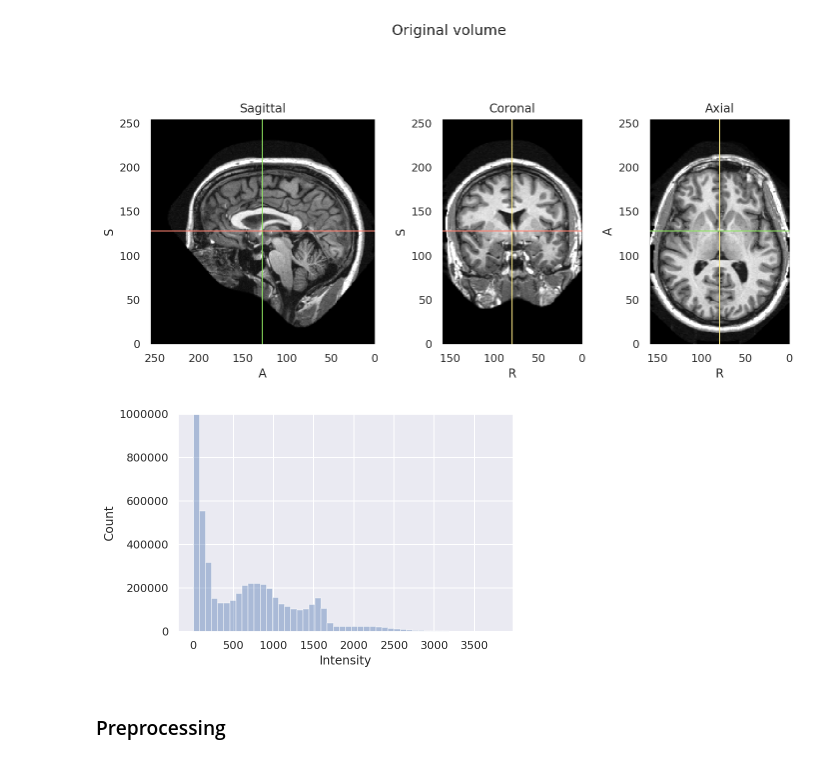
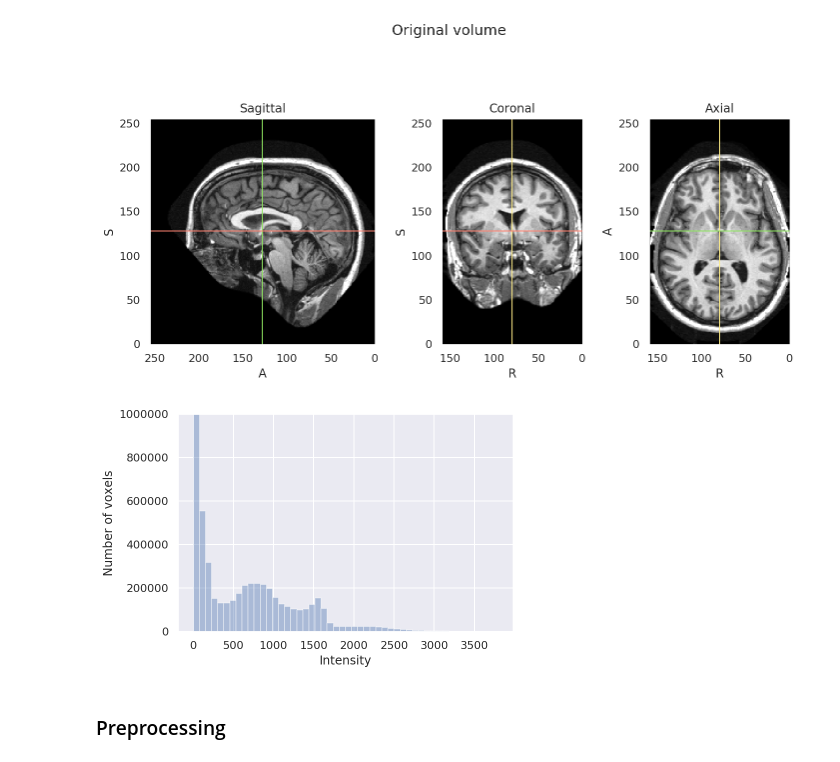
Before and after one commit to fepegar/miccai-educational-challenge-2019, a Jupyter notebook: Combining_the_power_of_PyTorch_and_NiftyNet.ipynb, the cells around one changed output. Cells and saved outputs as stored; diff of their text form; code cells hidden in the pictures.

```diff
--- a/Combining_the_power_of_PyTorch_and_NiftyNet.ipynb
+++ b/Combining_the_power_of_PyTorch_and_NiftyNet.ipynb
@@ -451,9 +487,9 @@ plot_volume(original_image, title='Original volume')
 # %% [output]
 [figure]
 # %%
-visualization.plot_histogram(original_image, kde=False, labels=True, ylim=(0, 1e6))
+visualization.plot_histogram(original_image, kde=False, add_labels=True, ylim=(0, 1e6))
 # %% [output]
-[figure, old version]
+[figure, new version]
 # %% [markdown]
 ### Preprocessing
 # %% [markdown]
```
Also changed, not shown: parts of 18 cells of this notebook.
